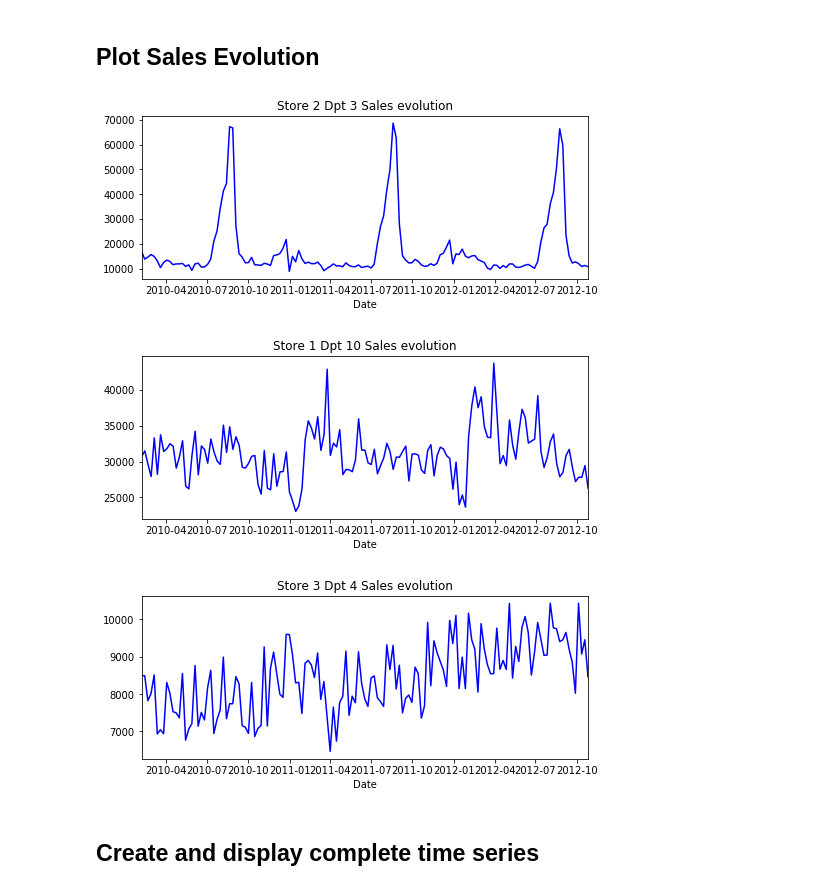
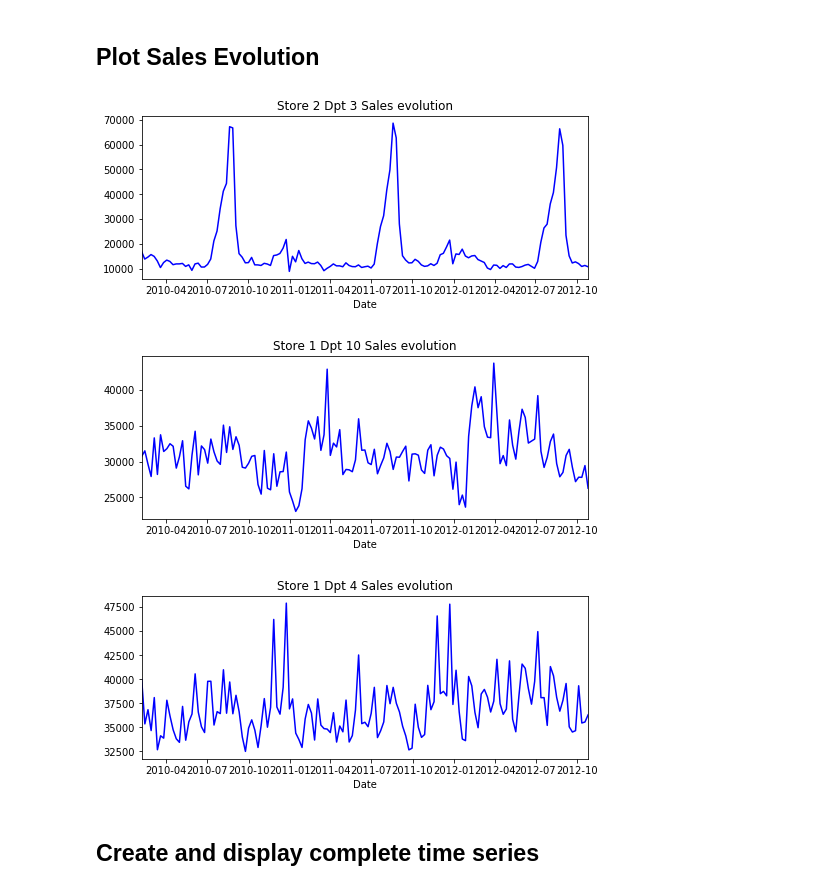
Before and after one commit to Corentin-M/Sales_forecasting, a Jupyter notebook: DeepAR_Dynamic_feat_total.ipynb, the cells around one changed output. Cells and saved outputs as stored; diff of their text form; code cells hidden in the pictures.

```diff
--- a/DeepAR_Dynamic_feat_total.ipynb
+++ b/DeepAR_Dynamic_feat_total.ipynb
@@ -141,8 +141,8 @@ print(train_df.Cat_Dept.nunique())
  72. 73. 74. 75. 76. 77. 78. 79. 80.]
 81
 # %%
-# take only 10 stores for first try of training job
-# train_df = train_df[train_df.Store < 11]
+# take only 2 stores to stay within AWS Sagemaker size limit when using the deployed model to predict
+train_df = train_df[train_df.Store < 3]
 train_df.head()
 # %% [output]
 |  | Store | Dept | Weekly_Sales | IsHoliday | Type | Size | Temperature | Fuel_Price | MarkDown1 | ... |
@@ -164,12 +164,12 @@ def sales_evolution(store_number, dept_number):
 # %%
 # Plot some examples
 sales_evolution(2,3)
 sales_evolution(1,10)
-sales_evolution(3,4)
+sales_evolution(1,4)
 # %% [output]
 [figure]
 [figure]
-[figure, old version]
+[figure, new version]
 # %% [markdown]
 ## Create and display complete time series
 # %%
```
Also changed, not shown: parts of 8 cells of this notebook.
